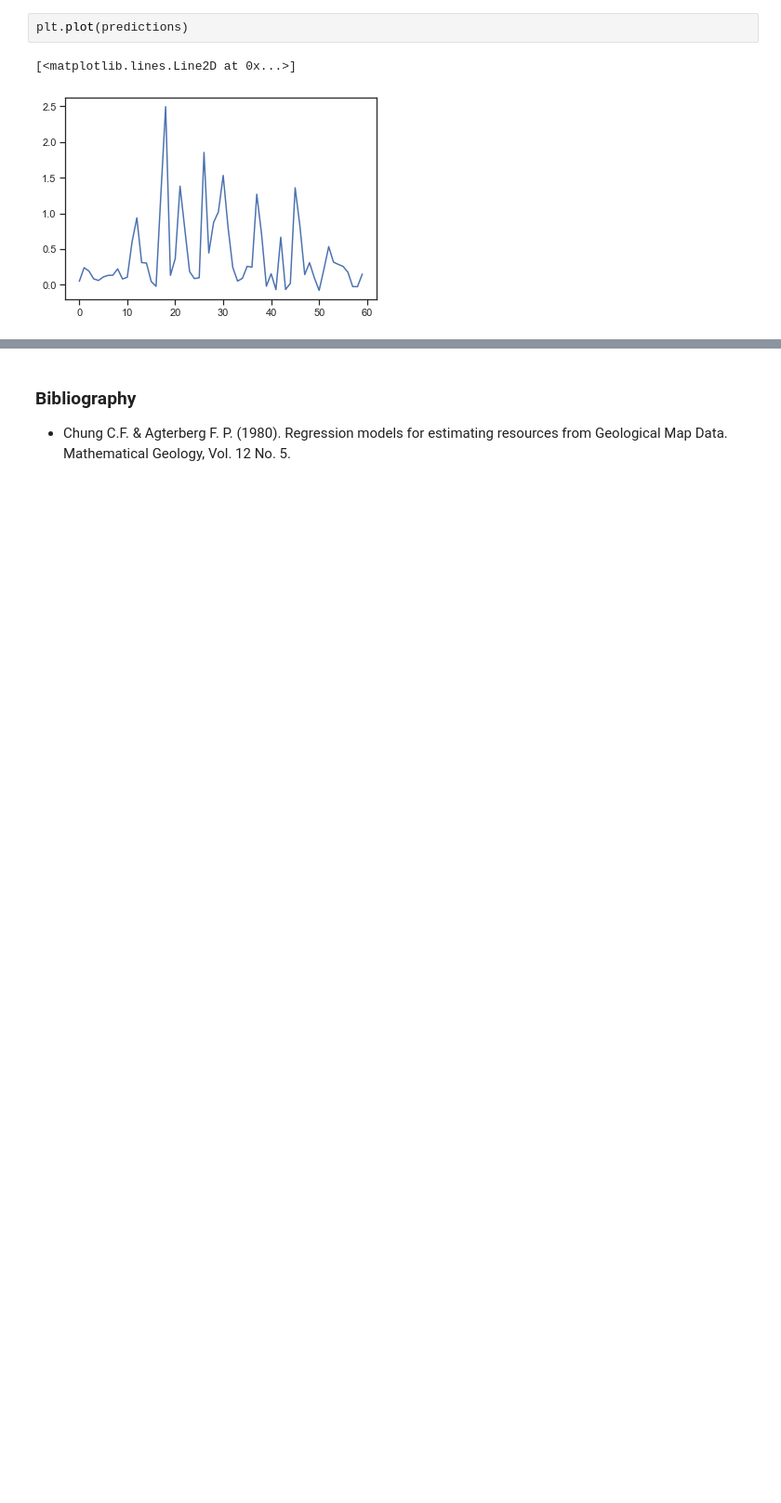
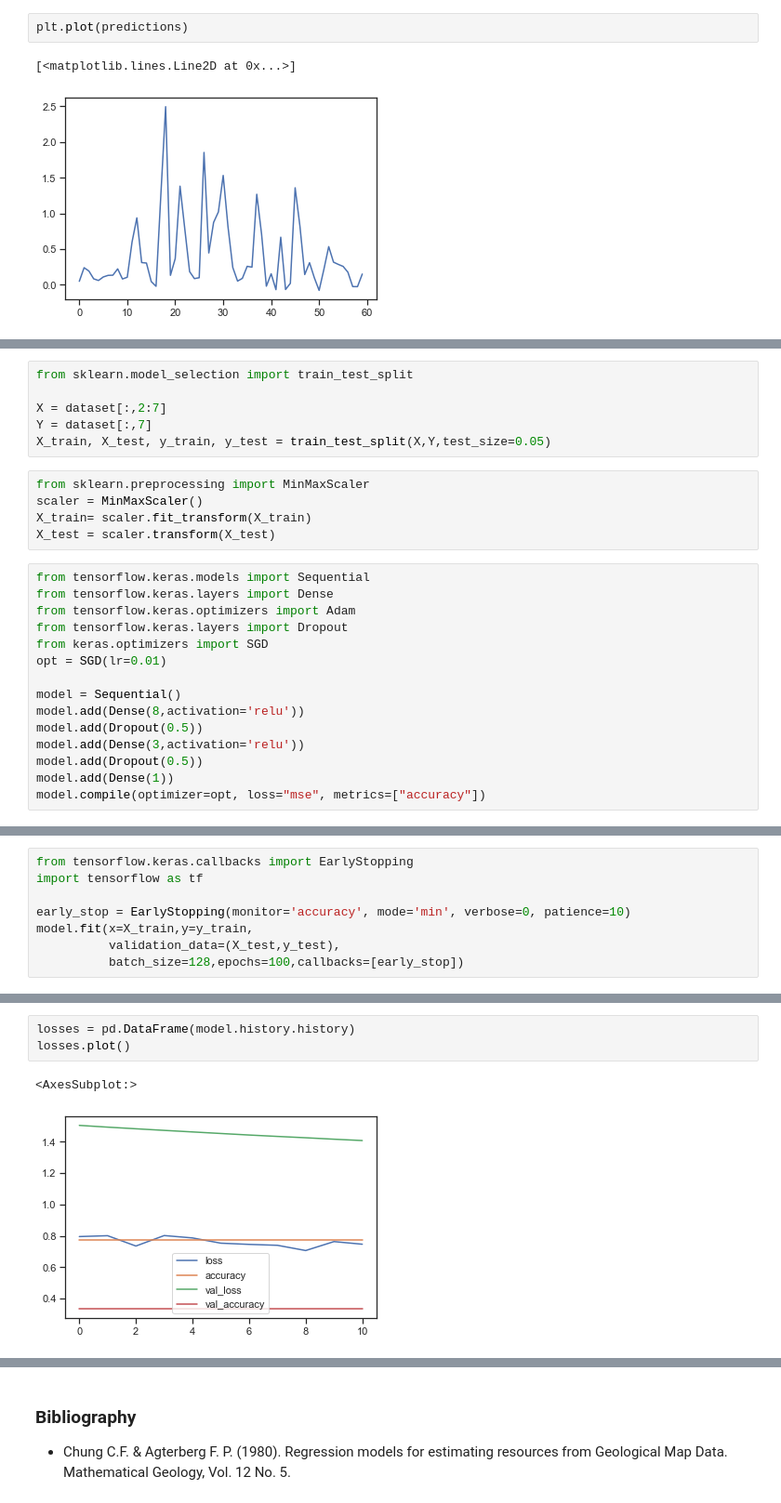
Before and after one commit to ieferreira/geological-menagerie, a Jupyter notebook: RegressionDeposit/regressionDeposit.ipynb, the cells around one changed output, grey strips where cells are left out. Shown: that part at 93% size. Cells and saved outputs as stored; diff of their text form; blank space fills up the shorter version.

```diff
--- a/RegressionDeposit/regressionDeposit.ipynb
+++ b/RegressionDeposit/regressionDeposit.ipynb
@@ -222,0 +269,26 @@ plt.plot(predictions)
+# %%
+from sklearn.model_selection import train_test_split
+
+X = dataset[:,2:7]
+Y = dataset[:,7]
+X_train, X_test, y_train, y_test = train_test_split(X,Y,test_size=0.05)
+# %%
+from sklearn.preprocessing import MinMaxScaler
+scaler = MinMaxScaler()
+X_train= scaler.fit_transform(X_train)
+X_test = scaler.transform(X_test)
+# %%
+from tensorflow.keras.models import Sequential
+from tensorflow.keras.layers import Dense
+from tensorflow.keras.optimizers import Adam
+from tensorflow.keras.layers import Dropout
+from keras.optimizers import SGD
+opt = SGD(lr=0.01)
+
+model = Sequential()
+model.add(Dense(8,activation='relu'))
+model.add(Dropout(0.5))
+model.add(Dense(3,activation='relu'))
+model.add(Dropout(0.5))
+model.add(Dense(1))
+model.compile(optimizer=opt, loss="mse", metrics=["accuracy"])
@@ -222,0 +340,8 @@ plt.plot(predictions)
+# %%
+from tensorflow.keras.callbacks import EarlyStopping
+import tensorflow as tf
+
+early_stop = EarlyStopping(monitor='accuracy', mode='min', verbose=0, patience=10)
+model.fit(x=X_train,y=y_train,
+          validation_data=(X_test,y_test),
+          batch_size=128,epochs=100,callbacks=[early_stop])
@@ -222,0 +367,6 @@ plt.plot(predictions)
+# %%
+losses = pd.DataFrame(model.history.history)
+losses.plot()
+# %% [output]
+<AxesSubplot:>
+[figure, added]
```
Also changed, not shown: parts of 14 cells of this notebook, 2 other files.
